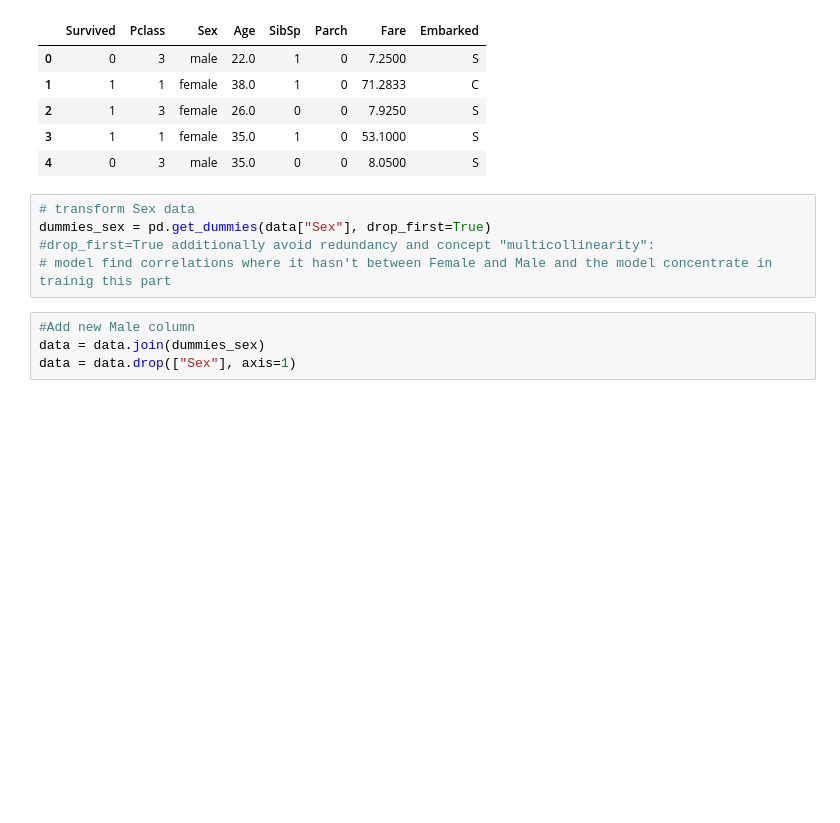
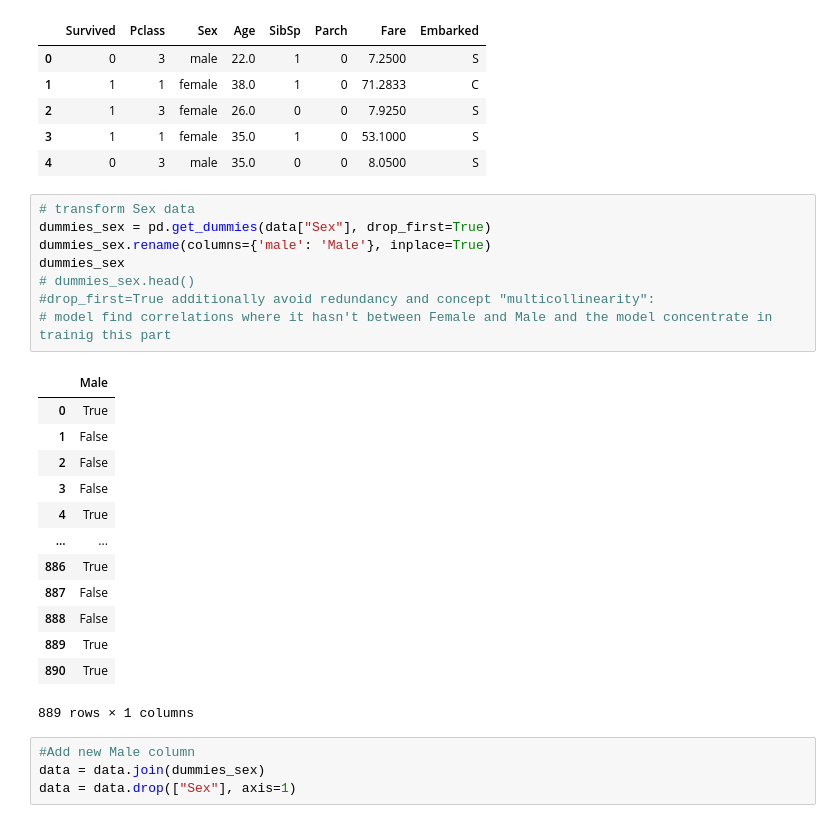
Before and after one commit to santicalleg/introduction_ai_python, a Jupyter notebook: logistic_regresion/titanic_example.ipynb, the cells around one changed output. Drawn from its saved outputs; the diff is of its cells as text; blank space fills up the shorter version.

```diff
--- a/logistic_regresion/titanic_example.ipynb
+++ b/logistic_regresion/titanic_example.ipynb
@@ -153,8 +153,25 @@ data.head()
 # %%
 # transform Sex data
 dummies_sex = pd.get_dummies(data["Sex"], drop_first=True)
+dummies_sex.rename(columns={'male': 'Male'}, inplace=True)
+dummies_sex
+# dummies_sex.head()
 #drop_first=True additionally avoid redundancy and concept "multicollinearity":
 # model find correlations where it hasn't between Female and Male and the model concentrate in trainig this part
+# %% [output]
+|  | Male |
+| 0 | True |
+| 1 | False |
+| 2 | False |
+| 3 | False |
+| 4 | True |
+| ... | ... |
+| 886 | True |
+| 887 | False |
+| 888 | False |
+| 889 | True |
+| 890 | True |
+889 rows × 1 columns
 # %%
 #Add new Male column
 data = data.join(dummies_sex)
```
Also changed, not shown: parts of 7 cells of this notebook.
